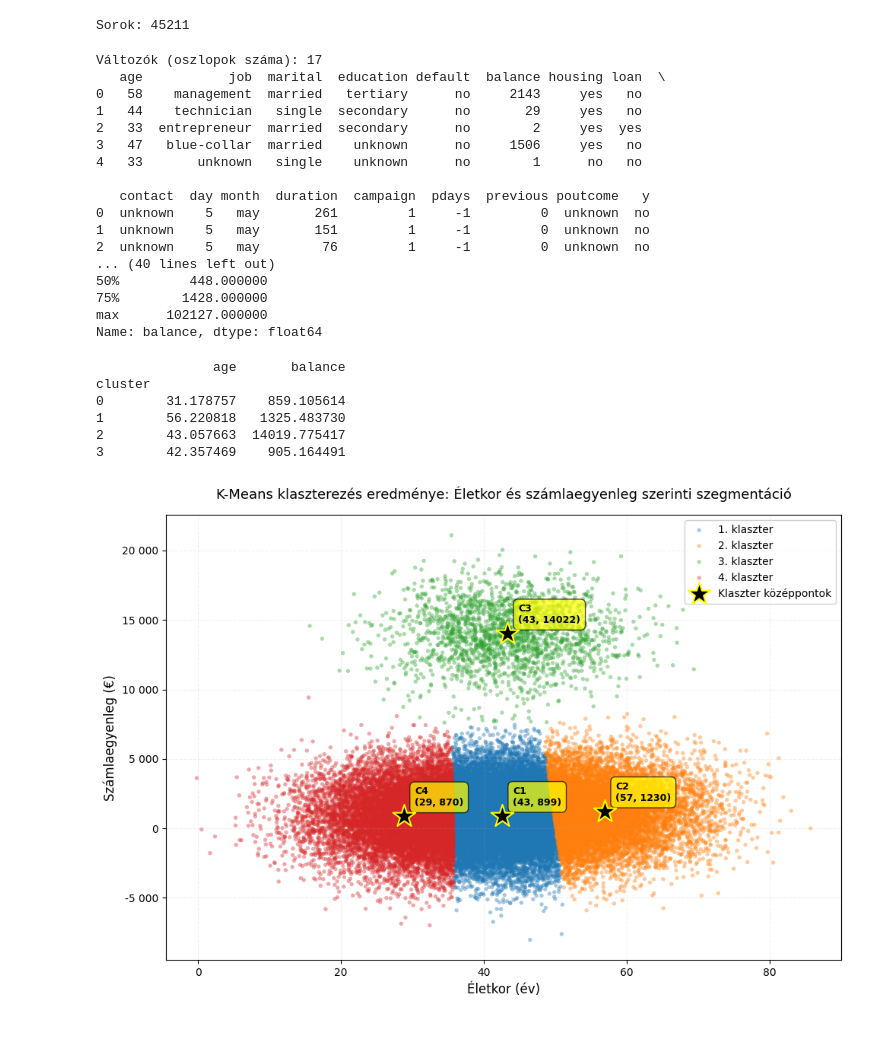
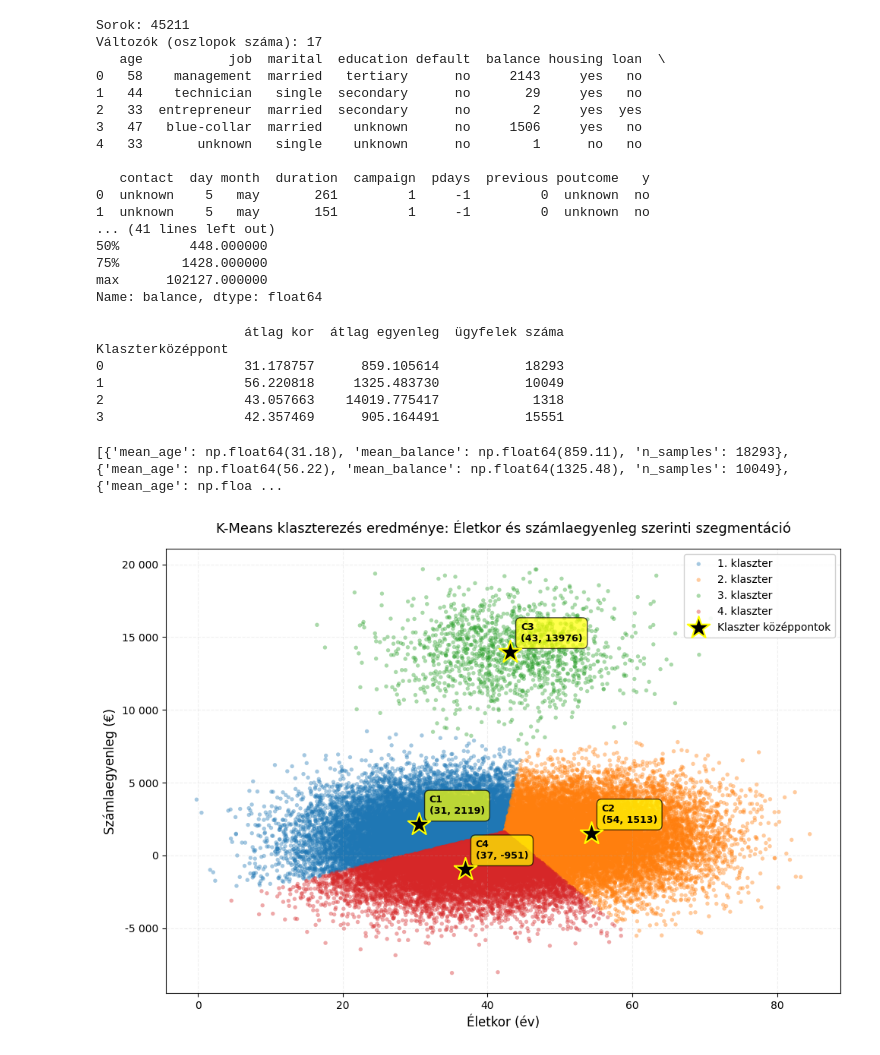
Before and after one commit to timbalv/bank_segmentation_ml, a Jupyter notebook: kmeans.ipynb, the cells around one changed output. Cells and saved outputs as stored; diff of their text form; code cells hidden in the pictures.

```diff
--- a/kmeans.ipynb
+++ b/kmeans.ipynb
@@ -5,17 +5,15 @@ import pandas as pd
 #Adathalmaz beolvasása
 root = r"bank+marketing\bank\bank-full.csv"
 ah = pd.read_csv(root, sep=';')
-# %%
-print(f"Sorok: {len(ah)}")
-# %% [output]
-Sorok: 45211
 # %%
+print(f"Sorok: {len(ah)}")
 print(f"Változók (oszlopok száma): {len(ah.columns)}")
 print(ah.head())
 print(ah.describe())
 print(ah['job'].value_counts())
 print(ah['balance'].describe())
 # %% [output]
+Sorok: 45211
 Változók (oszlopok száma): 17
    age           job  marital  education default  balance housing loan  \
 0   58    management  married   tertiary      no     2143     yes   no
@@ -27,8 +25,7 @@ Változók (oszlopok száma): 17
    contact  day month  duration  campaign  pdays  previous poutcome   y
 0  unknown    5   may       261         1     -1         0  unknown  no
 1  unknown    5   may       151         1     -1         0  unknown  no
-2  unknown    5   may        76         1     -1         0  unknown  no
-... (40 lines left out)
+... (41 lines left out)
 50%         448.000000
 75%        1428.000000
 max      102127.000000
@@ -41,34 +38,46 @@ X = ah[['age', 'balance']].copy()
 X_scaled = StandardScaler().fit_transform(X)
 
 kmeans = KMeans(n_clusters=4, random_state=42)
-ah['cluster'] = kmeans.fit_predict(X_scaled)
+ah['Klaszterközéppont'] = kmeans.fit_predict(X_scaled)
 
-print(ah.groupby('cluster')[['age', 'balance']].mean())
+cluster_summary = ah.groupby('Klaszterközéppont').agg({
+    'age': 'mean',
+    'balance': 'mean',
+    'cluster': 'count'
+}).rename(columns={'age': 'átlag kor',
+                   'balance': 'átlag egyenleg',
+                   'cluster': 'ügyfelek száma'})
+
+print(cluster_summary)
 # %% [output]
-               age       balance
-cluster
-0        31.178757    859.105614
-1        56.220818   1325.483730
-2        43.057663  14019.775417
-3        42.357469    905.164491
+                   átlag kor  átlag egyenleg  ügyfelek száma
+Klaszterközéppont
+0                  31.178757      859.105614           18293
+1                  56.220818     1325.483730           10049
+2                  43.057663    14019.775417            1318
+3                  42.357469      905.164491           15551
+# %%
+# cluster_summary DataFrame-ből lista készítése
+cluster_params = []
+for idx, row in cluster_summary.iterrows():
+    cluster_params.append({
+        'mean_age': round(row['átlag kor'], 2),
+        'mean_balance': round(row['átlag egyenleg'], 2),
+        'n_samples': int(row['ügyfelek száma'])
+    })
+
+print(cluster_params)
+# %% [output]
+[{'mean_age': np.float64(31.18), 'mean_balance': np.float64(859.11), 'n_samples': 18293}, {'mean_age': np.float64(56.22), 'mean_balance': np.float64(1325.48), 'n_samples': 10049}, {'mean_age': np.floa ...
 # %%
 import matplotlib.pyplot as plt
 import numpy as np
 
-# Magyar betűtípus beállítása
 plt.rcParams['font.family'] = 'DejaVu Sans'
 plt.rcParams['axes.unicode_minus'] = False
 
 # Reprezentatív adatok generálása a notebook statisztikái alapján
 np.random.seed(42)
-
-# Klaszter paraméterek a notebook kimenetéből
-cluster_params = [
-    {'mean_age': 31.18, 'mean_balance': 859.11, 'n_samples': 11000},
-    {'mean_age': 56.22, 'mean_balance': 1325.48, 'n_samples': 8000},
-    {'mean_age': 43.06, 'mean_balance': 14019.78, 'n_samples': 2000},
-    {'mean_age': 42.36, 'mean_balance': 905.16, 'n_samples': 24211}
-]
 
 # Szintetikus adatok generálása minden klaszterhez
 data_list = []
@@ -111,32 +120,32 @@ for i in range(4):
     ax.scatter(cluster_data['age'], cluster_data['balance'],
                c=colors[i], label=cluster_labels[i], alpha=0.4, s=15, edgecolors='none')
 
 # Középpontok ábrázolása csillag jelölővel
 ax.scatter(centroids_original[:, 0], centroids_original[:, 1],
            c='black', marker='*', s=500, edgecolors='yellow', linewidths=1.5,
            label='Klaszter középpontok', zorder=10)
 
 # Koordináták hozzáadása annotációként
 for i, (x, y) in enumerate(centroids_original):
     ax.annotate(f'C{i+1}\n({x:.0f}, {y:.0f})',
                 (x, y),
                 xytext=(10, 10),
                 textcoords='offset points',
                 fontsize=9,
                 bbox=dict(boxstyle='round,pad=0.5', facecolor='yellow', alpha=0.7),
                 fontweight='bold')
 
 ax.set_xlabel('Életkor (év)', fontsize=12)
 ax.set_ylabel('Számlaegyenleg (€)', fontsize=12)
 ax.set_title('K-Means klaszterezés eredménye: Életkor és számlaegyenleg szerinti szegmentáció',
              fontsize=13, pad=15)
 ax.legend(loc='upper right', fontsize=10, framealpha=0.9)
 ax.grid(True, alpha=0.2, linestyle='--')
 
 # Y tengely formázása ezres elválasztóval
 ax.yaxis.set_major_formatter(plt.FuncFormatter(lambda x, p: f'{int(x):,}'.replace(',', ' ')))
 
 plt.tight_layout()
-plt.savefig('kmeans_cluster_viz.png', dpi=300, bbox_inches='tight')
+plt.savefig('ábrák\kmeans_cluster_viz.png', dpi=300, bbox_inches='tight')
 # %% [output]
-[figure, old version]
+[figure, new version]
```
Also changed, not shown: 10 other files.
